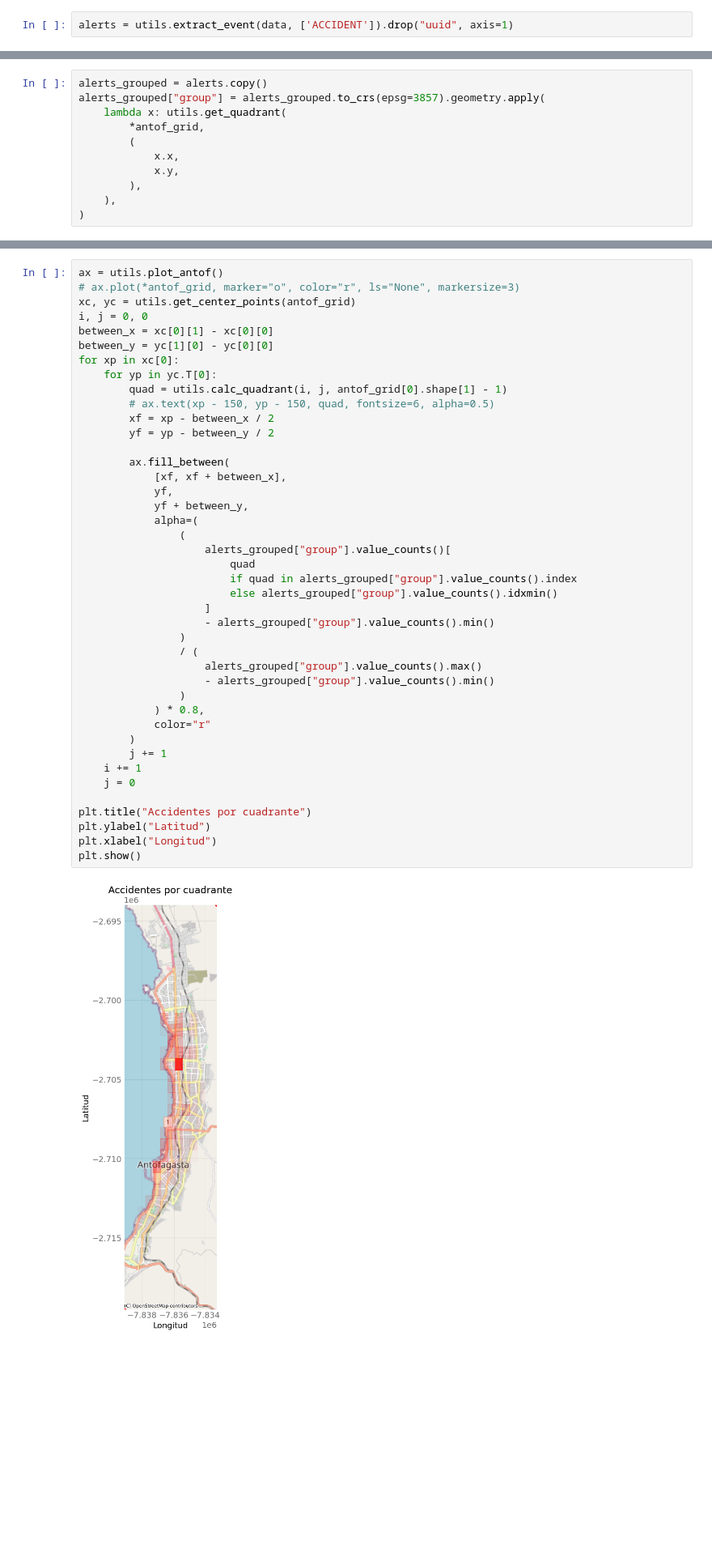
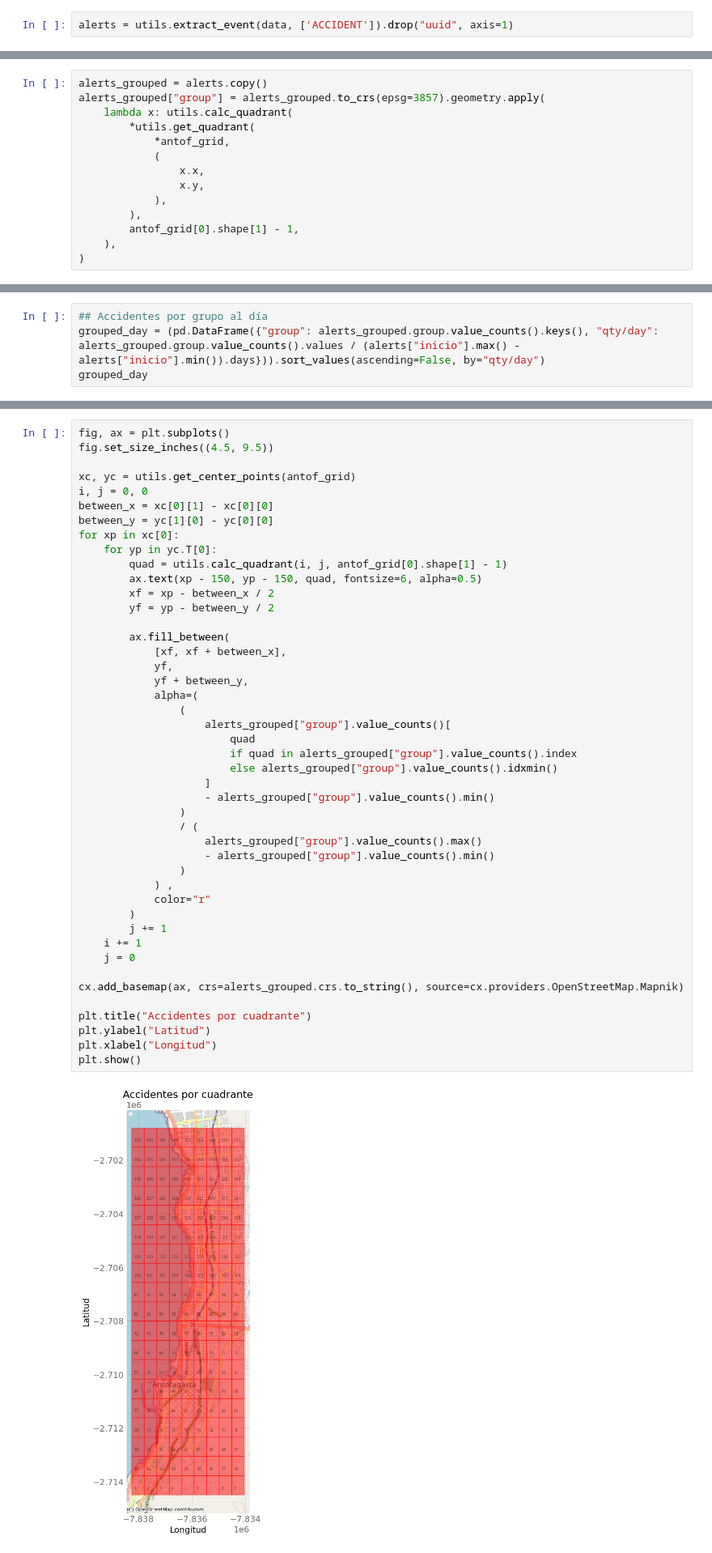
Before and after one commit to richardhapb/antof-traffic-client, a Jupyter notebook: agrupacion_puntos.ipynb, the cells around one changed output, grey strips where cells are left out. Shown at 81% size. Drawn from its saved outputs; the diff is of its cells as text; blank space fills up the shorter version.

```diff
--- a/agrupacion_puntos.ipynb
+++ b/agrupacion_puntos.ipynb
@@ -30,12 +32,15 @@ antof_grid
 # %%
 alerts_grouped = alerts.copy()
 alerts_grouped["group"] = alerts_grouped.to_crs(epsg=3857).geometry.apply(
-    lambda x: utils.get_quadrant(
-        *antof_grid,
-        (
-            x.x,
-            x.y,
+    lambda x: utils.calc_quadrant(
+        *utils.get_quadrant(
+            *antof_grid,
+            (
+                x.x,
+                x.y,
+            ),
         ),
+        antof_grid[0].shape[1] - 1,
     ),
 )
 # %%
@@ -56 +61,5 @@ group
 Name: count, Length: 92, dtype: int64
+# %%
+## Accidentes por grupo al día
+grouped_day = (pd.DataFrame({"group": alerts_grouped.group.value_counts().keys(), "qty/day": alerts_grouped.group.value_counts().values / (alerts["inicio"].max() - alerts["inicio"].min()).days})).sort_values(ascending=False, by="qty/day")
+grouped_day
@@ -57,6 +133,7 @@ Name: count, Length: 92, dtype: int64
 # %%
-ax = utils.plot_antof()
-# ax.plot(*antof_grid, marker="o", color="r", ls="None", markersize=3)
+fig, ax = plt.subplots()
+fig.set_size_inches((4.5, 9.5))
+
 xc, yc = utils.get_center_points(antof_grid)
 i, j = 0, 0
 between_x = xc[0][1] - xc[0][0]
@@ -64,37 +141,39 @@ between_y = yc[1][0] - yc[0][0]
 for xp in xc[0]:
     for yp in yc.T[0]:
         quad = utils.calc_quadrant(i, j, antof_grid[0].shape[1] - 1)
-        # ax.text(xp - 150, yp - 150, quad, fontsize=6, alpha=0.5)
+        ax.text(xp - 150, yp - 150, quad, fontsize=6, alpha=0.5)
         xf = xp - between_x / 2
         yf = yp - between_y / 2
 
         ax.fill_between(
             [xf, xf + between_x],
             yf,
             yf + between_y,
             alpha=(
                 (
                     alerts_grouped["group"].value_counts()[
                         quad
                         if quad in alerts_grouped["group"].value_counts().index
                         else alerts_grouped["group"].value_counts().idxmin()
                     ]
                     - alerts_grouped["group"].value_counts().min()
                 )
                 / (
                     alerts_grouped["group"].value_counts().max()
                     - alerts_grouped["group"].value_counts().min()
                 )
-            ) * 0.8,
+            ) ,
             color="r"
         )
         j += 1
     i += 1
     j = 0
 
+cx.add_basemap(ax, crs=alerts_grouped.crs.to_string(), source=cx.providers.OpenStreetMap.Mapnik)
+
 plt.title("Accidentes por cuadrante")
 plt.ylabel("Latitud")
 plt.xlabel("Longitud")
 plt.show()
 # %% [output]
-[figure, old version]
+[figure, new version]
```
Also changed, not shown: parts of 13 cells of this notebook, 6 other files.
